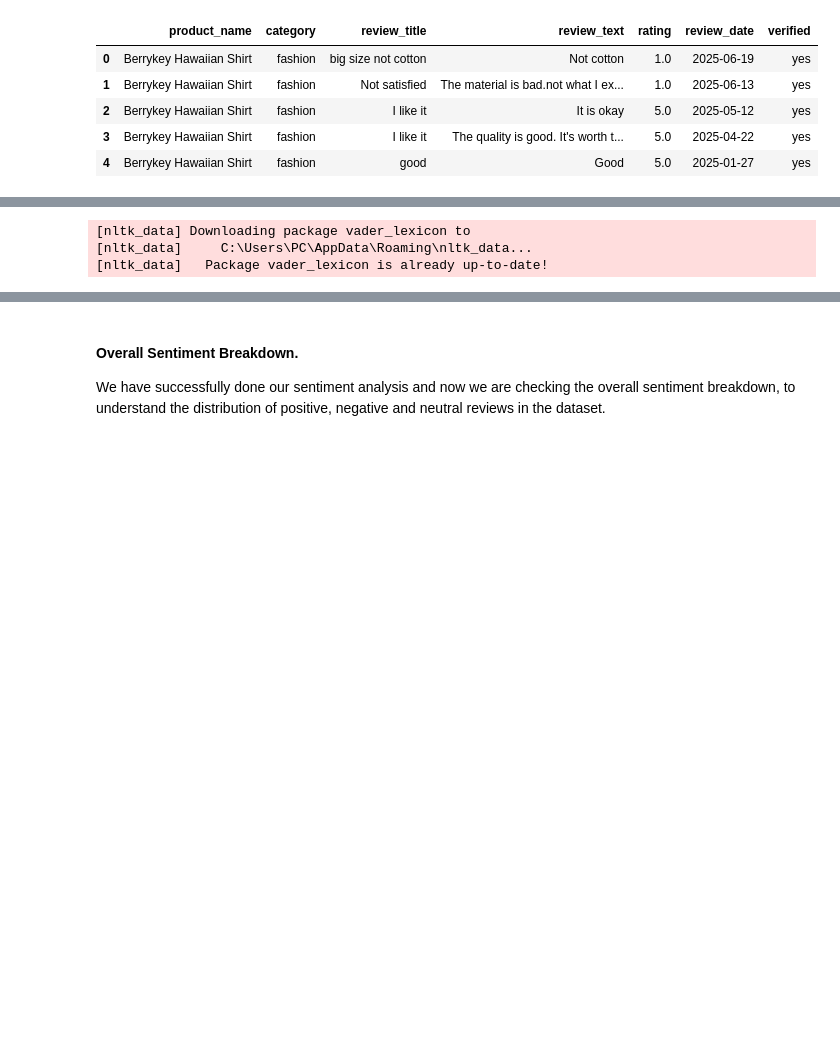
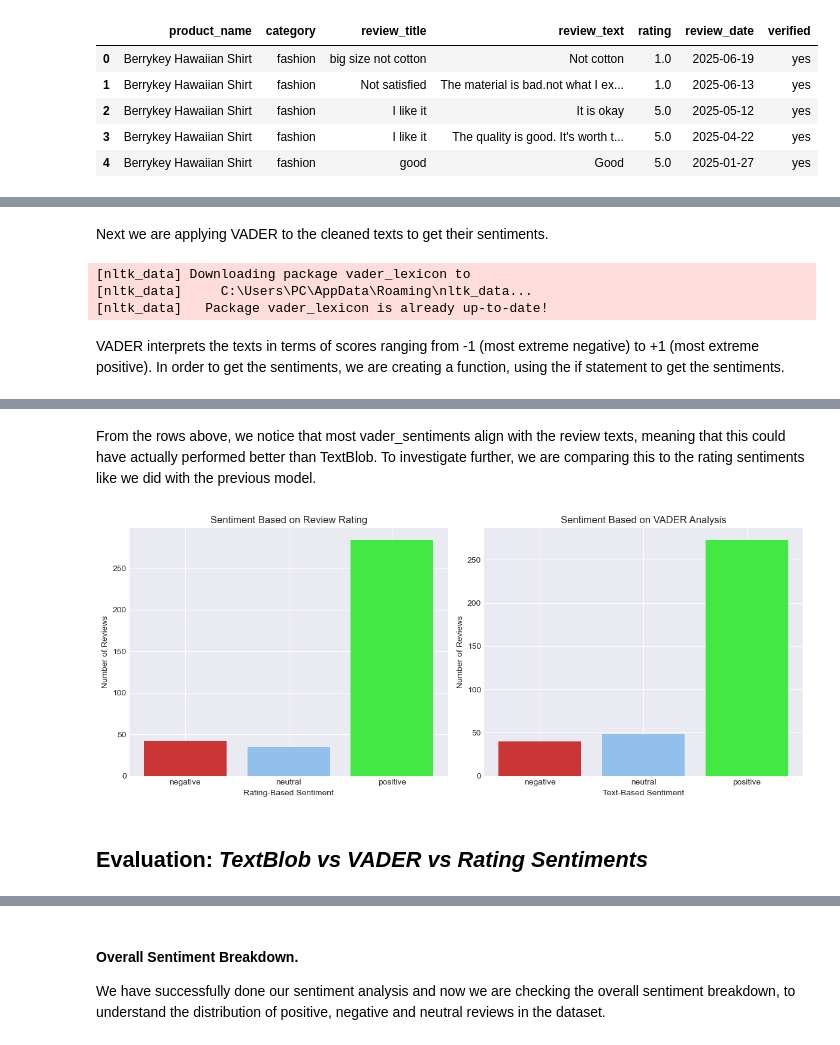
Before and after one commit to Assesa44/Kenya-Ecommerce-Reviews, a Jupyter notebook: Notebooks/analysis.ipynb, the cells around one changed output, grey strips where cells are left out. Cells and saved outputs as stored; diff of their text form; code cells hidden in the pictures; blank space fills up the shorter version.

Commit message:
docs: document VADER section

```diff
--- a/Notebooks/analysis.ipynb
+++ b/Notebooks/analysis.ipynb
@@ -611,6 +608,9 @@ Index(['product_name', 'category', 'review_title', 'review_text', 'rating',
 # %%
-vader_data = reviews[['product_name', 'category', 'review_title', 'review_text', 'rating',
-       'review_date', 'verified']]
+# Filter data to remain with relevant columns
+vader_data = pd.DataFrame(reviews[['product_name', 'category', 'review_title', 'review_text', 'rating',
+       'review_date', 'verified']])
+
+# Preview changes
 vader_data.head()
 # %% [output]
 |  | product_name | category | review_title | review_text | rating | review_date | verified |
@@ -619,8 +619,6 @@ vader_data.head()
 | 2 | Berrykey Hawaiian Shirt | fashion | I like it | It is okay | 5.0 | 2025-05-12 | yes |
 | 3 | Berrykey Hawaiian Shirt | fashion | I like it | The quality is good. It's worth t... | 5.0 | 2025-04-22 | yes |
 | 4 | Berrykey Hawaiian Shirt | fashion | good | Good | 5.0 | 2025-01-27 | yes |
-# %%
-vader_data = pd.DataFrame(vader_data)
 # %%
 # Create a new column "full_review" by combining title + review
 vader_data['full_review'] = vader_data['review_title'].fillna('') + ' ' + vader_data['review_text'].fillna('')
@@ -628,5 +629,8 @@ vader_data['full_review'] = vader_data['full_review'].str.strip()
 # %%
+# Define function to clean reviews
 def vader_clean(text):
+    '''This function only cleans spaces because VADER uses punctuations
+    and capital letters to interpret the sentiments.'''
     if pd.isna(text):
         return ""
 
@@ -646 +645,3 @@ vader_data.head()
+# %% [markdown]
+Next we are applying VADER to the cleaned texts to get their sentiments.
 # %%
@@ -654,8 +654,16 @@ vader_data['vader_score'] = vader_data['clean_review'].apply(lambda x: vader.pol
 [nltk_data] Downloading package vader_lexicon to
 [nltk_data]     C:\Users\PC\AppData\Roaming\nltk_data...
 [nltk_data]   Package vader_lexicon is already up-to-date!
+# %% [markdown]
+VADER interprets the texts in terms of scores ranging from -1 (most extreme negative) to +1 (most extreme positive). In order to get the sentiments, we are creating a function, using the if statement to get the sentiments.
 # %%
+# Define function to turn VADER score to sentiments
 def vader_label(score):
+    '''This function turns VADER scores to sentiment;
+    1. if score >= 0.05, this is positive
+    2. if score <= -0.05 then it's interpreted as negative
+    3. otherwise it is classified as neutral'''
+
     if score >= 0.05:
         return "positive"
     elif score <= -0.05:
@@ -663,8 +671,10 @@ def vader_label(score):
     else:
         return "neutral"
 
+# Add vader_sentiment column
 vader_data['vader_sentiment'] = vader_data['vader_score'].apply(vader_label)
 
+# Preview the changes
 vader_data.head(10)
 # %% [output]
 |  | product_name | category | review_title | review_text | rating | review_date | verified | full_review | ... |
@@ -678,4 +688,43 @@ vader_data.head(10)
 | 7 | Berrykey Hawaiian Shirt | fashion | Shirt | Good material but take a smaller ... | 5.0 | 2024-09-06 | yes | Shirt Good material but take a sm... | ... |
 | 8 | Berrykey Hawaiian Shirt | fashion | ok | Ok | 3.0 | 2024-08-09 | yes | ok Ok | ... |
 | 9 | Berrykey Hawaiian Shirt | fashion | shirt | It's nice | 5.0 | 2024-07-22 | yes | shirt It's nice | ... |
+# %% [markdown]
+From the rows above, we notice that most vader_sentiments align with the review texts, meaning that this could have actually performed better than TextBlob. To investigate further, we are comparing this to the rating sentiments like we did with the previous model.
+# %%
+# Map ratings to sentiment
+def rating_to_sentiment(rating):
+    if rating in [1, 2]:
+        return 'negative'
+    elif rating == 3:
+        return 'neutral'
+    elif rating in [4, 5]:
+        return 'positive'
+
+vader_data['rating_sentiment'] = vader_data['rating'].apply(rating_to_sentiment)
+
+# Count values
+rating_counts = vader_data['rating_sentiment'].value_counts().sort_index()
+sentiment_counts = vader_data['vader_sentiment'].value_counts().sort_index()
+
+# Plot side-by-side
+fig, axes = plt.subplots(1, 2, figsize=(12, 5))
+
+# Rating-based sentiment plot
+axes[0].bar(rating_counts.index, rating_counts.values, color=["#cb3535","#92c0ed","#42e942"])
+axes[0].set_title('Sentiment Based on Review Rating')
+axes[0].set_xlabel('Rating-Based Sentiment')
+axes[0].set_ylabel('Number of Reviews')
+
+# NLP sentiment plot
+axes[1].bar(sentiment_counts.index, sentiment_counts.values, color=["#cb3535",'#92c0ed','#42e942'])
+axes[1].set_title('Sentiment Based on VADER Analysis')
+axes[1].set_xlabel('Text-Based Sentiment')
+axes[1].set_ylabel('Number of Reviews')
+
+plt.tight_layout()
+plt.show()
+# %% [output]
+[figure, added]
+# %% [markdown]
+## **Evaluation**: *TextBlob vs VADER vs Rating Sentiments*
 # %% [markdown]
```
Also changed, not shown: parts of 12 cells of this notebook.
